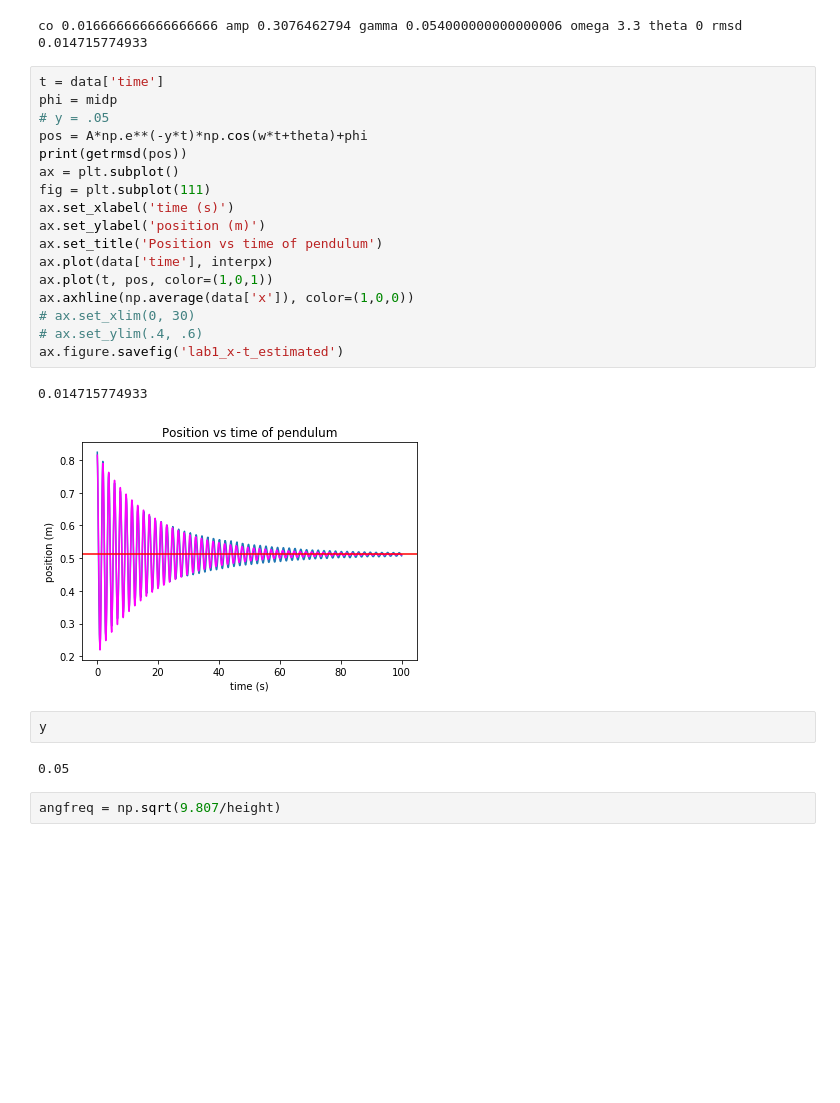
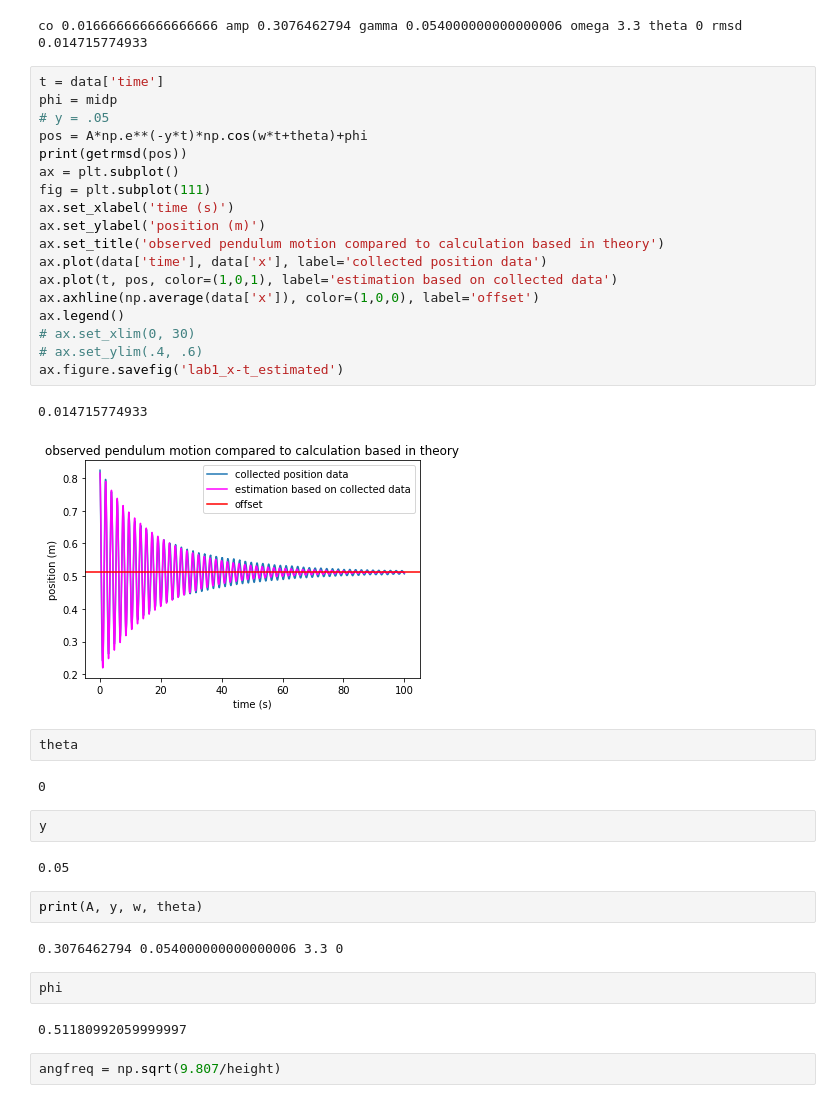
Before and after one commit to kaceyaurum/PHY-252-labs, a Jupyter notebook: lab1.ipynb, the cells around one changed output. Saved outputs shown, nothing was run; the diff lists cells and outputs as text; blank space fills up the shorter version.

```diff
--- a/lab1.ipynb
+++ b/lab1.ipynb
@@ -242,26 +253,39 @@ co 0.016666666666666666 amp 0.3076462794 gamma 0.054000000000000006 omega 3.3 th
 # %%
 t = data['time']
 phi = midp
 # y = .05
 pos = A*np.e**(-y*t)*np.cos(w*t+theta)+phi
 print(getrmsd(pos))
 ax = plt.subplot()
 fig = plt.subplot(111)
 ax.set_xlabel('time (s)')
 ax.set_ylabel('position (m)')
-ax.set_title('Position vs time of pendulum')
-ax.plot(data['time'], interpx)
-ax.plot(t, pos, color=(1,0,1))
-ax.axhline(np.average(data['x']), color=(1,0,0))
+ax.set_title('observed pendulum motion compared to calculation based in theory')
+ax.plot(data['time'], data['x'], label='collected position data')
+ax.plot(t, pos, color=(1,0,1), label='estimation based on collected data')
+ax.axhline(np.average(data['x']), color=(1,0,0), label='offset')
+ax.legend()
 # ax.set_xlim(0, 30)
 # ax.set_ylim(.4, .6)
 ax.figure.savefig('lab1_x-t_estimated')
 # %% [output]
 0.014715774933
-[figure, old version]
+[figure, new version]
+# %%
+theta
+# %% [output]
+0
 # %%
 y
 # %% [output]
 0.05
+# %%
+print(A, y, w, theta)
+# %% [output]
+0.3076462794 0.054000000000000006 3.3 0
+# %%
+phi
+# %% [output]
+0.51180992059999997
 # %%
 angfreq = np.sqrt(9.807/height)
```
Also changed, not shown: parts of 13 cells of this notebook, 6 other files.
